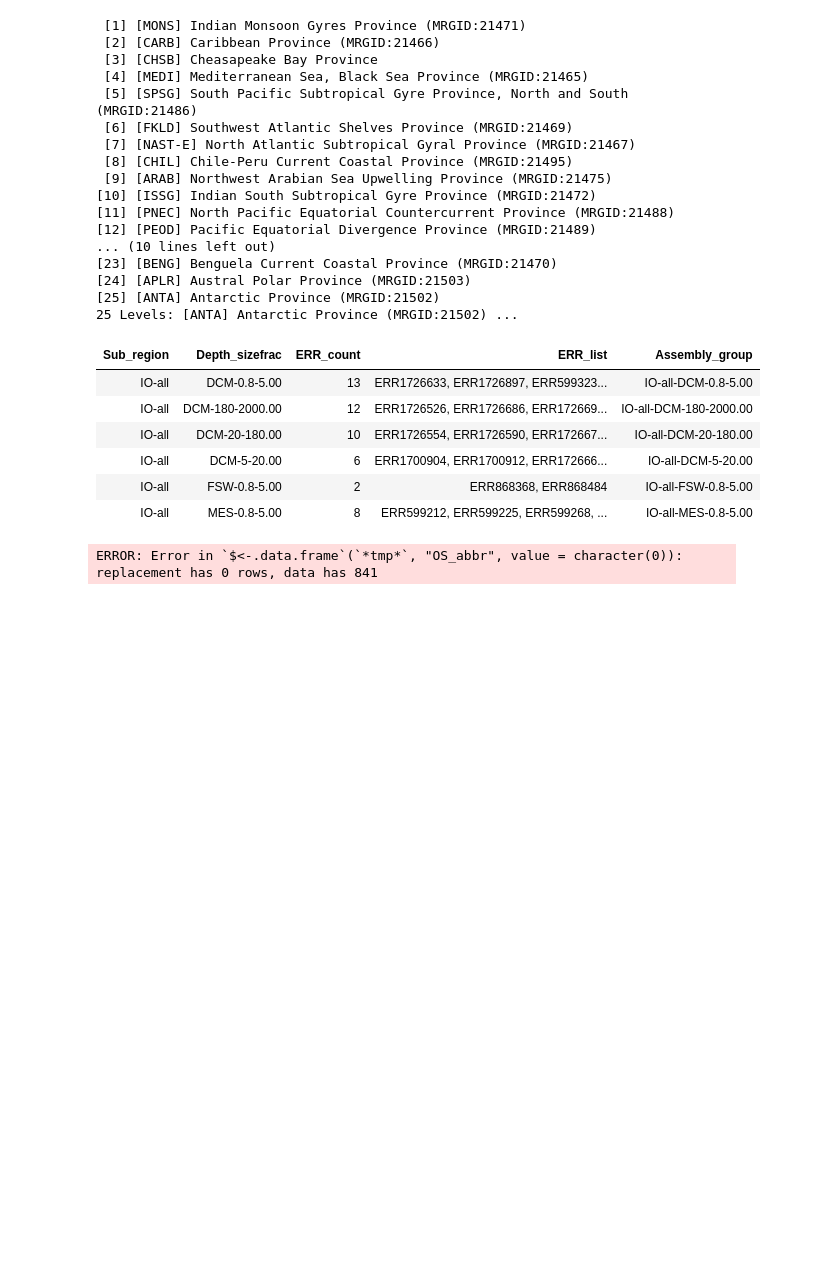
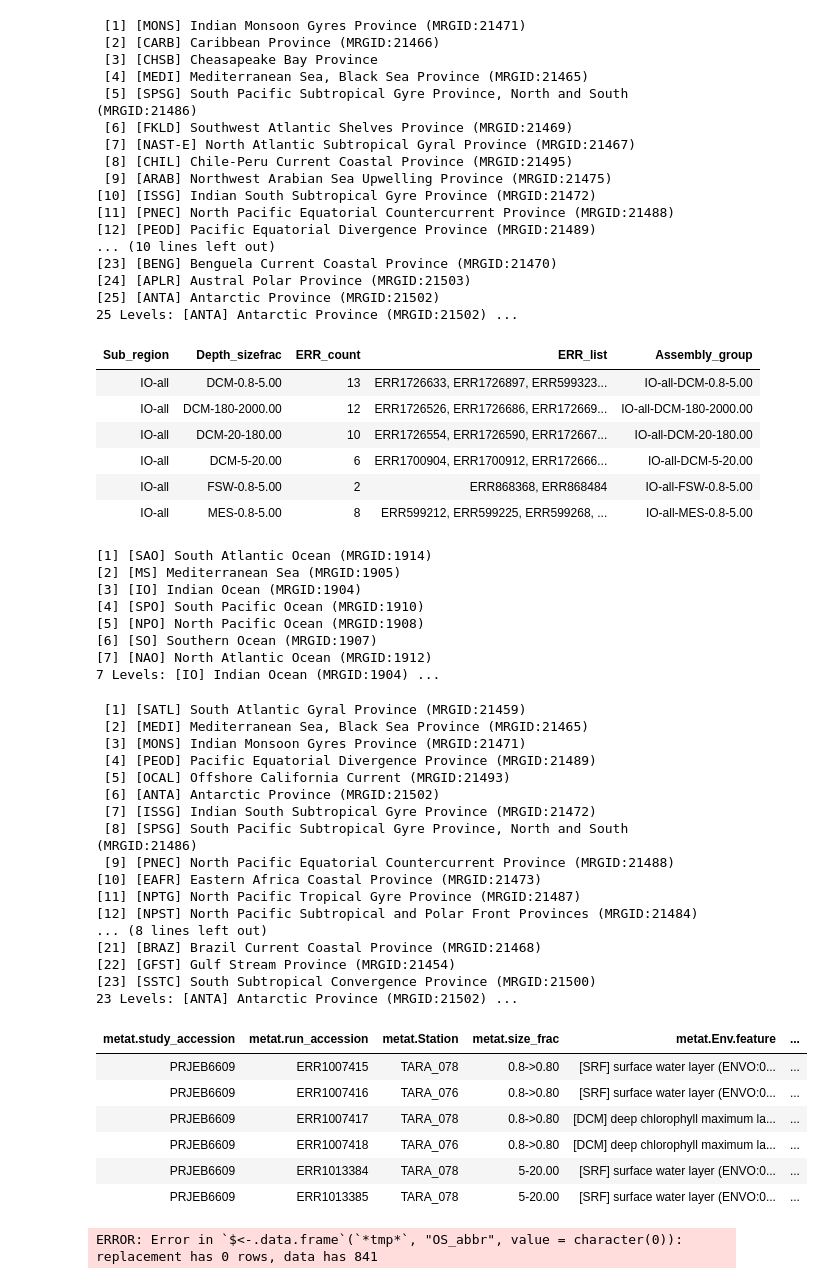
Before and after one commit to AlexanderLabWHOI/EukHeist, a Jupyter notebook: input/CompileMetaData_parsePRJEB.ipynb, the cells around one changed output. Saved outputs shown, nothing was run; the diff lists cells and outputs as text; code cells hidden in the pictures; blank space fills up the shorter version.

```diff
--- a/input/CompileMetaData_parsePRJEB.ipynb
+++ b/input/CompileMetaData_parsePRJEB.ipynb
@@ -488,6 +547,42 @@ head(groupby_assembly[1:30,])
 | IO-all | DCM-5-20.00 | 6 | ERR1700904, ERR1700912, ERR172666... | IO-all-DCM-5-20.00 |
 | IO-all | FSW-0.8-5.00 | 2 | ERR868368, ERR868484 | IO-all-FSW-0.8-5.00 |
 | IO-all | MES-0.8-5.00 | 8 | ERR599212, ERR599225, ERR599268, ... | IO-all-MES-0.8-5.00 |
+# %%
+unique(metat_subset_sizefrac$metat.OS.region)
+unique(metat_subset_sizefrac$metat.BG.province)
+# %% [output]
+[1] [SAO] South Atlantic Ocean (MRGID:1914)
+[2] [MS] Mediterranean Sea (MRGID:1905)
+[3] [IO] Indian Ocean (MRGID:1904)
+[4] [SPO] South Pacific Ocean (MRGID:1910)
+[5] [NPO] North Pacific Ocean (MRGID:1908)
+[6] [SO] Southern Ocean (MRGID:1907)
+[7] [NAO] North Atlantic Ocean (MRGID:1912)
+7 Levels: [IO] Indian Ocean (MRGID:1904) ...
+ [1] [SATL] South Atlantic Gyral Province (MRGID:21459)
+ [2] [MEDI] Mediterranean Sea, Black Sea Province (MRGID:21465)
+ [3] [MONS] Indian Monsoon Gyres Province (MRGID:21471)
+ [4] [PEOD] Pacific Equatorial Divergence Province (MRGID:21489)
+ [5] [OCAL] Offshore California Current (MRGID:21493)
+ [6] [ANTA] Antarctic Province (MRGID:21502)
+ [7] [ISSG] Indian South Subtropical Gyre Province (MRGID:21472)
+ [8] [SPSG] South Pacific Subtropical Gyre Province, North and South (MRGID:21486)
+ [9] [PNEC] North Pacific Equatorial Countercurrent Province (MRGID:21488)
+[10] [EAFR] Eastern Africa Coastal Province (MRGID:21473)
+[11] [NPTG] North Pacific Tropical Gyre Province (MRGID:21487)
+[12] [NPST] North Pacific Subtropical and Polar Front Provinces (MRGID:21484)
+... (8 lines left out)
+[21] [BRAZ] Brazil Current Coastal Province (MRGID:21468)
+[22] [GFST] Gulf Stream Province (MRGID:21454)
+[23] [SSTC] South Subtropical Convergence Province (MRGID:21500)
+23 Levels: [ANTA] Antarctic Province (MRGID:21502) ...
+| metat.study_accession | metat.run_accession | metat.Station | metat.size_frac | metat.Env.feature | ... |
+| PRJEB6609 | ERR1007415 | TARA_078 | 0.8->0.80 | [SRF] surface water layer (ENVO:0... | ... |
+| PRJEB6609 | ERR1007416 | TARA_076 | 0.8->0.80 | [SRF] surface water layer (ENVO:0... | ... |
+| PRJEB6609 | ERR1007417 | TARA_078 | 0.8->0.80 | [DCM] deep chlorophyll maximum la... | ... |
+| PRJEB6609 | ERR1007418 | TARA_076 | 0.8->0.80 | [DCM] deep chlorophyll maximum la... | ... |
+| PRJEB6609 | ERR1013384 | TARA_078 | 5-20.00 | [SRF] surface water layer (ENVO:0... | ... |
+| PRJEB6609 | ERR1013385 | TARA_078 | 5-20.00 | [SRF] surface water layer (ENVO:0... | ... |
 # %%
 set_groups_metaT<-function(df, sub_ocean){
     df$Depth_sizefrac<-paste(sub(".*\\[(.*)\\].*", "\\1", df$metat.Env.feature, perl=TRUE), df$Size_fraction, sep="-") # Define depth and size fraction
```
Also changed, not shown: parts of 14 cells of this notebook, 2 other files.
